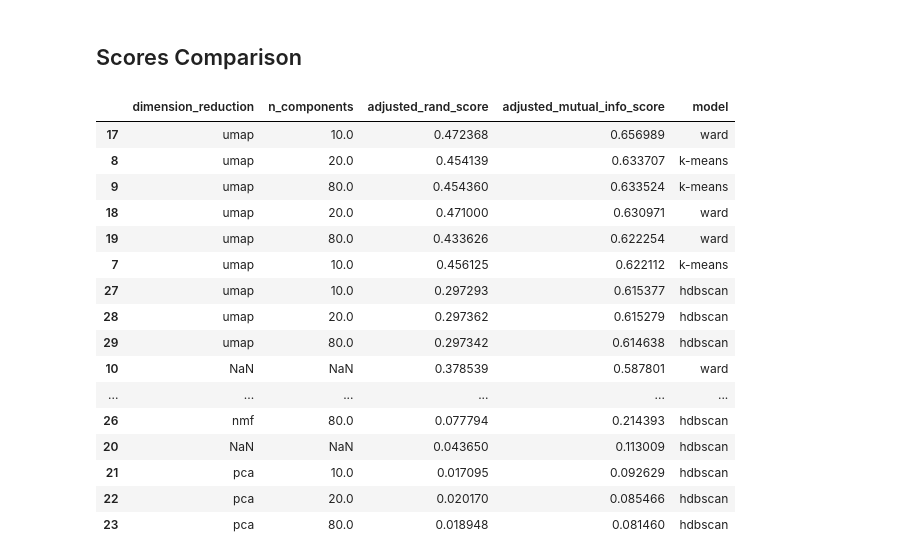
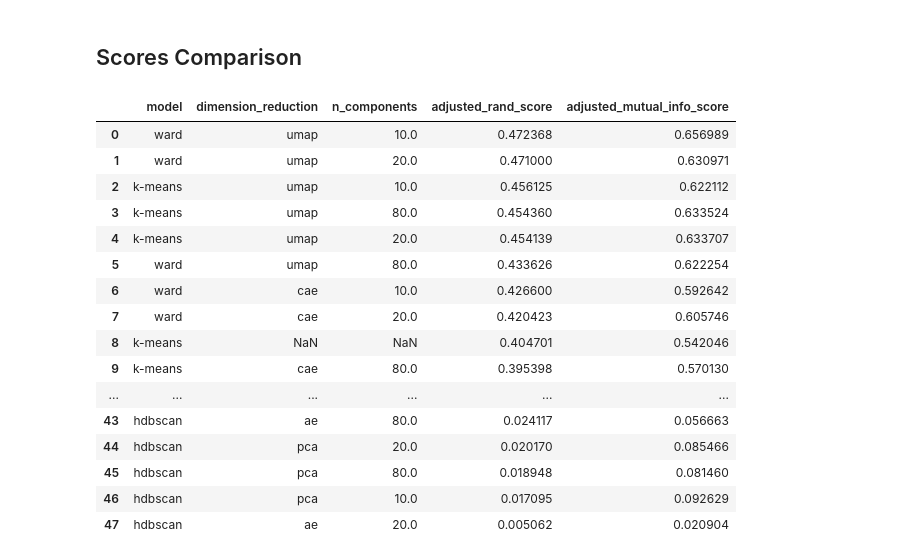
Before and after one commit to Martin-Labenne/fashion-mnist-clusturing, a Jupyter notebook: clustering.ipynb, the cells around one changed output. Drawn from its saved outputs; the diff is of its cells as text; code cells hidden in the pictures.

```diff
--- a/clustering.ipynb
+++ b/clustering.ipynb
@@ -62,6 +81,7 @@ train_data_filename = 'fashion-mnist_train.csv'
 df = pd.read_csv(kaggle_data_forlder / train_data_filename)
 
 X_train, y_train = df.drop(columns='label'), df['label']
+(_, tf_y_train), (_, _) = tf_datasets.fashion_mnist.load_data()
 
 custom_normalizer = FunctionTransformer(func=(lambda x: x / 255), inverse_func=(lambda x: (x*255).astype(int)))
 
@@ -83,14 +103,17 @@ if not SCORES_FOLDER.exists():
 X_umap_2 = pd.read_csv(DATA_FOLDER / 'X_umap_2.csv')
 # %%
 def model_evaluate(model, dim_reduction_strat=None, n_components=None, sample_size=None):
-
-    y = y_train
 
     if dim_reduction_strat is None :
         X = X_scaled
     else :
         data_path = DATA_FOLDER / f'X_{dim_reduction_strat}_{n_components}.csv'
         X = pd.read_csv(data_path)
+
+    if dim_reduction_strat not in ['ae', 'cae']:
+        y = y_train
+    else:
+        y = tf_y_train
 
     if sample_size is not None:
         X, _, y, _ = train_test_split(X, y, train_size=sample_size, random_state=42)
@@ -510,30 +675,33 @@ An alternative approach could involve using the dense mapper from the UMAP packa
 # %%
 k_means_scores_df['model'] = 'k-means'
 ward_scores_df['model'] = 'ward'
 baseline_hdbscan_scores_df['model'] = 'hdbscan'
 
-pd.concat(
+recap_df = pd.concat(
     [k_means_scores_df, ward_scores_df, baseline_hdbscan_scores_df]
     , ignore_index=True
 ).sort_values(
-    by=['adjusted_mutual_info_score', 'adjusted_rand_score']
+    by=['adjusted_rand_score', 'adjusted_mutual_info_score']
     , ascending=[False, False]
+).reset_index(
+    drop=True
 )
+recap_df[['model'] + list(recap_df.columns[:-1])]
 # %% [output]
-|  | dimension_reduction | n_components | adjusted_rand_score | adjusted_mutual_info_score | model |
-| 17 | umap | 10.0 | 0.472368 | 0.656989 | ward |
-| 8 | umap | 20.0 | 0.454139 | 0.633707 | k-means |
-| 9 | umap | 80.0 | 0.454360 | 0.633524 | k-means |
-| 18 | umap | 20.0 | 0.471000 | 0.630971 | ward |
-| 19 | umap | 80.0 | 0.433626 | 0.622254 | ward |
-| 7 | umap | 10.0 | 0.456125 | 0.622112 | k-means |
-| 27 | umap | 10.0 | 0.297293 | 0.615377 | hdbscan |
-| 28 | umap | 20.0 | 0.297362 | 0.615279 | hdbscan |
-| 29 | umap | 80.0 | 0.297342 | 0.614638 | hdbscan |
-| 10 | NaN | NaN | 0.378539 | 0.587801 | ward |
+|  | model | dimension_reduction | n_components | adjusted_rand_score | adjusted_mutual_info_score |
+| 0 | ward | umap | 10.0 | 0.472368 | 0.656989 |
+| 1 | ward | umap | 20.0 | 0.471000 | 0.630971 |
+| 2 | k-means | umap | 10.0 | 0.456125 | 0.622112 |
+| 3 | k-means | umap | 80.0 | 0.454360 | 0.633524 |
+| 4 | k-means | umap | 20.0 | 0.454139 | 0.633707 |
+| 5 | ward | umap | 80.0 | 0.433626 | 0.622254 |
+| 6 | ward | cae | 10.0 | 0.426600 | 0.592642 |
+| 7 | ward | cae | 20.0 | 0.420423 | 0.605746 |
+| 8 | k-means | NaN | NaN | 0.404701 | 0.542046 |
+| 9 | k-means | cae | 80.0 | 0.395398 | 0.570130 |
 | ... | ... | ... | ... | ... | ... |
-| 26 | nmf | 80.0 | 0.077794 | 0.214393 | hdbscan |
-| 20 | NaN | NaN | 0.043650 | 0.113009 | hdbscan |
-| 21 | pca | 10.0 | 0.017095 | 0.092629 | hdbscan |
-| 22 | pca | 20.0 | 0.020170 | 0.085466 | hdbscan |
-| 23 | pca | 80.0 | 0.018948 | 0.081460 | hdbscan |
+| 43 | hdbscan | ae | 80.0 | 0.024117 | 0.056663 |
+| 44 | hdbscan | pca | 20.0 | 0.020170 | 0.085466 |
+| 45 | hdbscan | pca | 80.0 | 0.018948 | 0.081460 |
+| 46 | hdbscan | pca | 10.0 | 0.017095 | 0.092629 |
+| 47 | hdbscan | ae | 20.0 | 0.005062 | 0.020904 |
```
Also changed, not shown: parts of 10 cells of this notebook.
